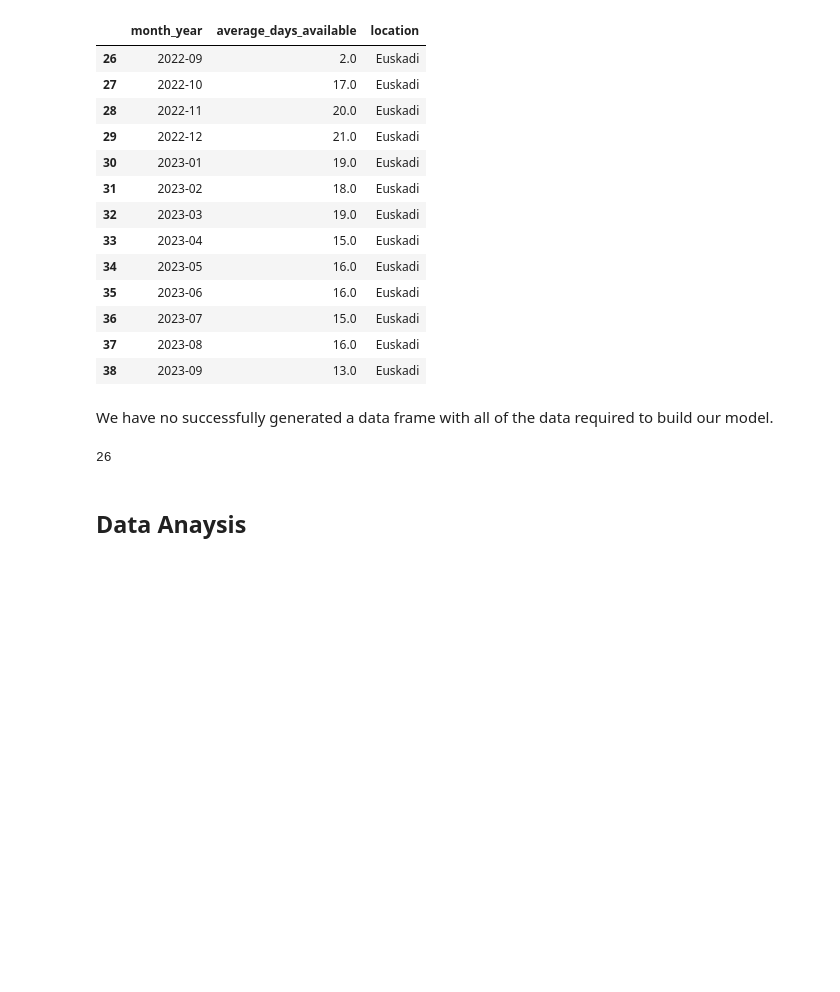
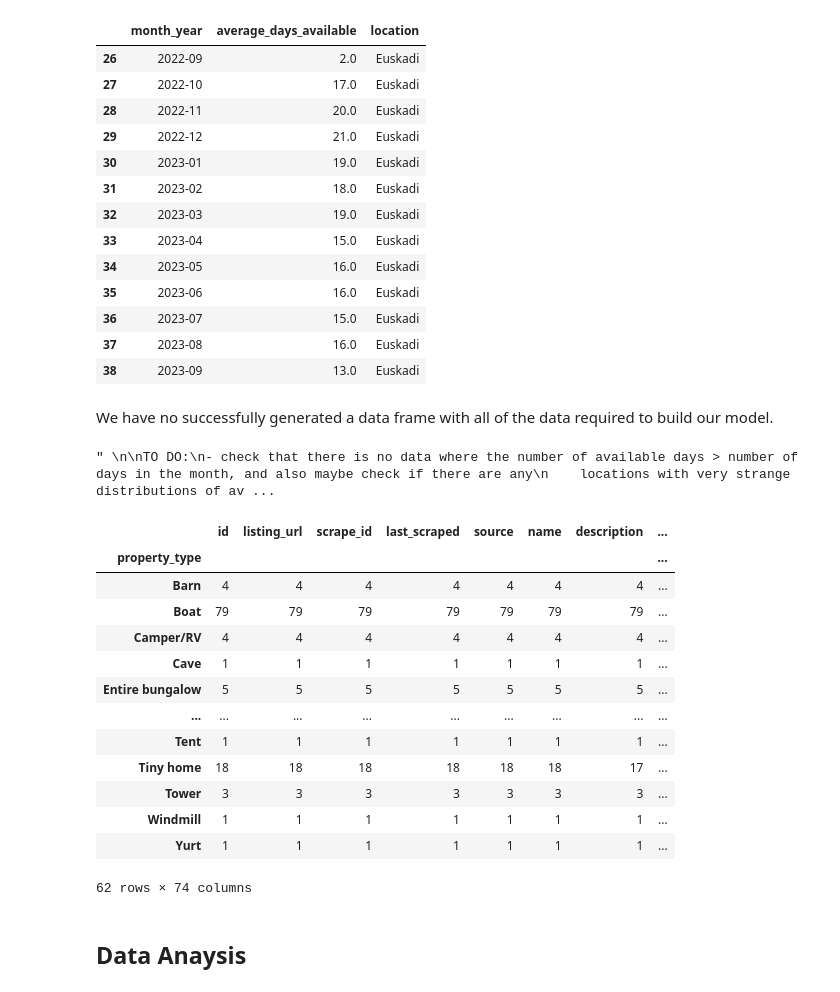
Before and after one commit to chidima-asika/touristic-properties-analysis, a Jupyter notebook: the_code.ipynb, the cells around one changed output. Drawn from its saved outputs; the diff is of its cells as text; code cells hidden in the pictures; blank space fills up the shorter version.

```diff
--- a/the_code.ipynb
+++ b/the_code.ipynb
@@ -160,19 +160,38 @@ We  have no successfully generated a data frame with all of the data required to
 '''
 
 TO DO:
-- do some type of check for outliers and whatnot to show that all of our data is valid (although tbh idk if this is necessary, maybe we can
-    do a check that there is no data where the number of available days > number of days in the month, and also maybe check if there are any
-    locations with very strange distributions of availabilities over the months??)
+- check that there is no data where the number of available days > number of days in the month, and also maybe check if there are any
+    locations with very strange distributions of availabilities over the months??
+- check number of listings per location (shouldn't have any that have too few)
 - split the data set into test and train
-- check when the data starts and ends --> if we don't have full months then it won't be valid (e.g. if it starts towards the end of september
-    then it's skewed data because it'll say it was either completely free/completely booked for that month)
-
-
-EXAMPLE
 
 '''
 # %% [output]
-26
+" \n\nTO DO:\n- check that there is no data where the number of available days > number of days in the month, and also maybe check if there are any\n    locations with very strange distributions of av ...
+# %%
+import pandas as pd
+
+amsterdamdata = pd.read_csv('home_rentals\Amsterdam\listings.csv.gz')
+amsterdamdata["property_type"].unique()
+
+proptypes = (amsterdamdata.groupby('property_type').count())
+
+proptypes
+# %% [output]
+|  | id | listing_url | scrape_id | last_scraped | source | name | description | ... |
+| property_type |  |  |  |  |  |  |  | ... |
+| Barn | 4 | 4 | 4 | 4 | 4 | 4 | 4 | ... |
+| Boat | 79 | 79 | 79 | 79 | 79 | 79 | 79 | ... |
+| Camper/RV | 4 | 4 | 4 | 4 | 4 | 4 | 4 | ... |
+| Cave | 1 | 1 | 1 | 1 | 1 | 1 | 1 | ... |
+| Entire bungalow | 5 | 5 | 5 | 5 | 5 | 5 | 5 | ... |
+| ... | ... | ... | ... | ... | ... | ... | ... | ... |
+| Tent | 1 | 1 | 1 | 1 | 1 | 1 | 1 | ... |
+| Tiny home | 18 | 18 | 18 | 18 | 18 | 18 | 17 | ... |
+| Tower | 3 | 3 | 3 | 3 | 3 | 3 | 3 | ... |
+| Windmill | 1 | 1 | 1 | 1 | 1 | 1 | 1 | ... |
+| Yurt | 1 | 1 | 1 | 1 | 1 | 1 | 1 | ... |
+62 rows × 74 columns
 # %% [markdown]
 ## Data Anaysis
 # %%
```
